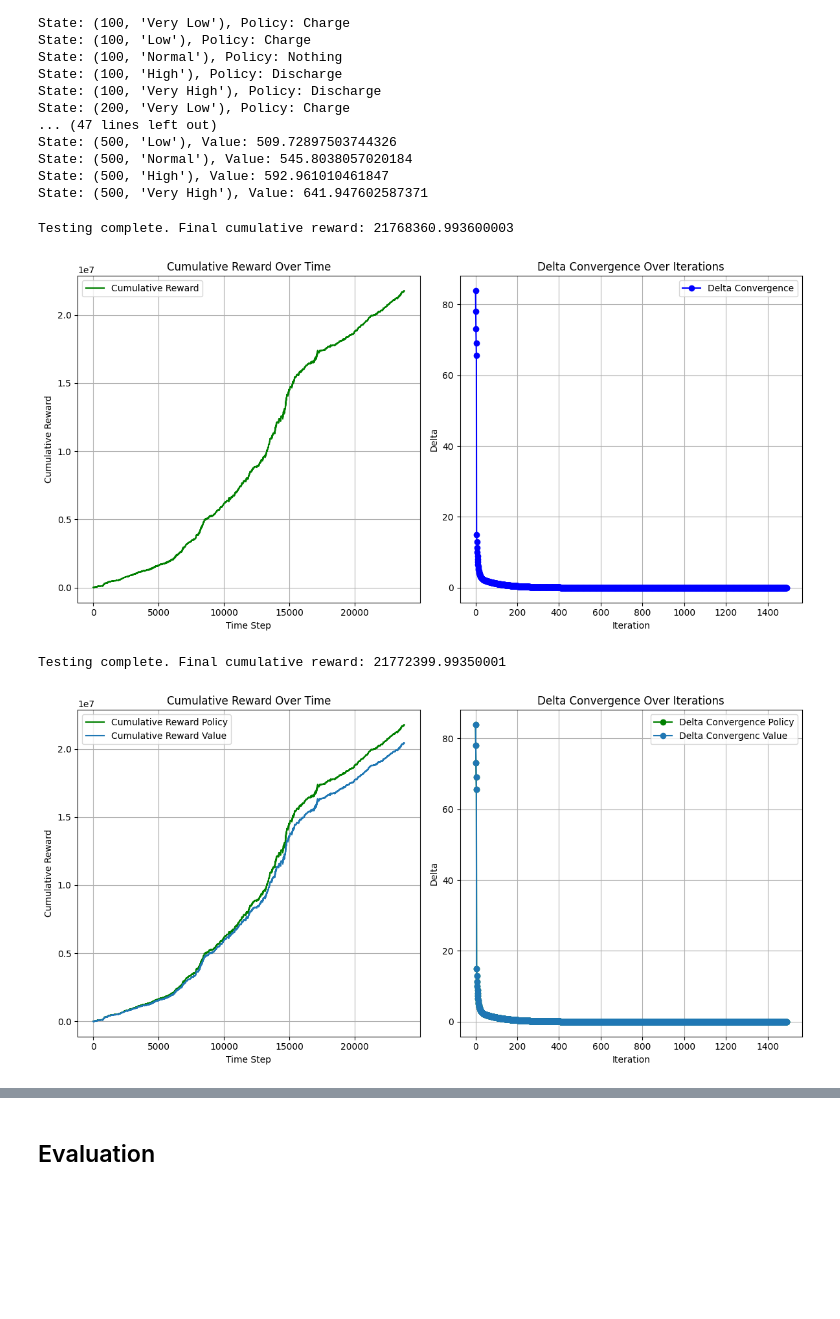
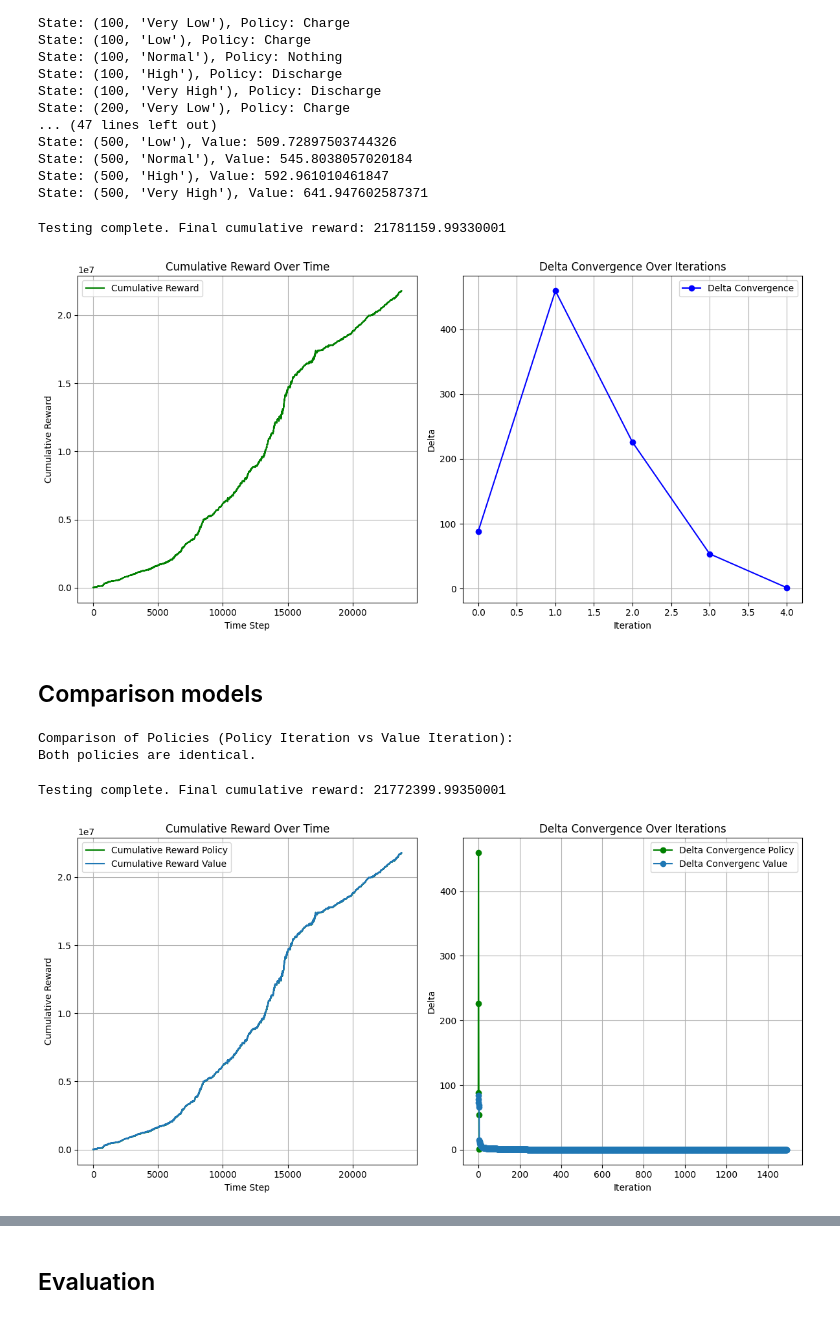
Before and after one commit to Max-f123/Machine_Learning_in_Energy_Systems, a Jupyter notebook: Assignment 03/Assignment_03.ipynb, the cells around one changed output, grey strips where cells are left out. Cells and saved outputs as stored; diff of their text form; code cells hidden in the pictures; blank space fills up the shorter version.

```diff
--- a/Assignment 03/Assignment_03.ipynb
+++ b/Assignment 03/Assignment_03.ipynb
@@ -416,7 +419,7 @@ price_dict = {'Very Low': 0.1, 'Low': 0.3, 'Normal': 0.5, 'High': 0.7,  'Very Hi
 price_categories = ['Very Low', 'Low', 'Normal', 'High', 'Very High']
 
 # Initialize and run value iteration
-optimizer = BatteryValueIteration(soc_levels, actions, price_dict, categorized_data, price_categories, transition_matrix, gamma=0.99, epsilon=1e-6,initial_SOC=0)
+optimizer = BatteryValueIteration(soc_levels, actions, price_dict, categorized_data, price_categories, transition_matrix, gamma=0.99, epsilon=1e-6,initial_SOC=500)
 optimizer.value_iteration()
 optimizer.test_on_data(categorized_data)
 # %% [output]
@@ -528,8 +531,9 @@ class BatteryPolicyIteration:
         self.states = [(soc, category) for soc in soc_levels for category in price_categories]
         self.policy = {state: np.random.choice(actions) for state in self.states}
         self.value_function = {state: 0 for state in self.states}
-        self.convergence_deltas = []  # To track convergence during policy evaluation
-        self.cumulative_rewards = []  # To track cumulative rewards during testing
+        self.policy_convergence = []  # Track changes in the policy for convergence
+        self.value_convergence = []  # Track value function convergence
+        self.cumulative_rewards = []  # Track cumulative rewards during testing
 
     def is_valid_action(self, soc, action):
         """Check if the action is valid given the SOC."""
@@ -557,10 +561,6 @@ class BatteryPolicyIteration:
     def _evaluate_policy_closed_form(self, policy):
         """
         Evaluate the current policy using the closed-form solution for V = (I - gamma * P)^{-1} * R.
-        Returns:
-        - value_function: The computed value function.
-        - updated_policy: The improved policy.
-        - convergence_deltas: List of deltas for convergence tracking (set to 0 since no iterations).
         """
         num_states = len(self.states)
         state_indices = {state: i for i, state in enumerate(self.states)}
@@ -594,13 +594,22 @@ class BatteryPolicyIteration:
     def policy_iteration(self):
         """
         Perform policy iteration using the closed-form solution for policy evaluation.
+        Tracks policy and value convergence.
         """
         while True:
             # Policy evaluation (closed-form)
+            old_value_function = self.value_function.copy()
             value_function = self._evaluate_policy_closed_form(self.policy)
+
+            # Calculate value convergence (delta)
+            delta = max(abs(value_function[state] - old_value_function[state]) for state in self.states)
+            self.value_convergence.append(delta)
 
             # Policy improvement
             policy_stable = True
+            updated_policy = self.policy.copy()
+            changes = 0
+
             for state in self.states:
                 soc, price_category = state
                 old_action = self.policy[state]
@@ -622,14 +631,16 @@ class BatteryPolicyIteration:
 
                 if action_values:
                     best_action = valid_actions[np.argmax(action_values)]
-                    self.policy[state] = best_action
+                    updated_policy[state] = best_action
                     if best_action != old_action:
                         policy_stable = False
+                        changes += 1
 
-            # Update the value function
+            self.policy = updated_policy
             self.value_function = value_function
+            self.policy_convergence.append(changes)
 
-            # If policy is stable, break
+            # If policy is stable (no changes), break
             if policy_stable:
                 break
 
@@ -643,14 +654,13 @@ class BatteryPolicyIteration:
         # Set the initial SOC (default to mid-level if not specified)
         if initial_soc is None:
             initial_soc = self.soc_levels[len(self.soc_levels) // 2]
-            # print("aaaaaaaaaaaaaaaaaaaaaaaaaaaaaaaaaaaaaaaaaaaaaaaaaaaaaaaaa",initial_soc)
         self.state = (initial_soc, price_series['Category'].iloc[0])
 
         for i in range(len(price_series) - 1):
             soc, price_category = self.state
 
             # Get the action from the policy
-            action = self.policy.get(self.state, "Nothing")  # Default to "Nothing" if state not in policy
+            action = self.policy.get(self.state)  # Default to "Nothing" if state not in policy
 
             # Calculate reward
             price = price_series['Price'].iloc[i]
@@ -835,7 +845,13 @@ class BatteryPolicyIteration2:
         return self.value_function
 # %%
 # Policy Iteration
-policy_optimizer = BatteryPolicyIteration2(soc_levels, actions, price_dict, price_categories, transition_matrix, gamma=0.99)
+
+soc_levels = [0, 100, 200, 300, 400, 500]
+actions = ["Charge", "Discharge", "Nothing"]
+price_dict = {'Very Low': 0.1, 'Low': 0.3, 'Normal': 0.5, 'High': 0.7,  'Very High': 0.9}
+price_categories = ['Very Low', 'Low', 'Normal', 'High', 'Very High']
+
+policy_optimizer = BatteryPolicyIteration(soc_levels, actions, price_dict, price_categories, transition_matrix, gamma=0.99)
 policy_optimizer.policy_iteration()
 
 # Compare Policies and Value Functions
@@ -897,33 +913,60 @@ State: (500, 'High'), Value: 592.961010461847
 State: (500, 'Very High'), Value: 641.947602587371
 # %%
 # Plot cumulative rewards and delta convergence
-policy_optimizer.test_on_data(categorized_data,200)
+policy_optimizer.test_on_data(categorized_data,500)
 
 plt.figure(figsize=(12, 6))
 
 # Plot cumulative rewards
 plt.subplot(1, 2, 1)
 plt.plot(policy_optimizer.cumulative_rewards, label="Cumulative Reward", color="green")
+# plt.plot(policy_optimizer.rewards, label="Cumulative Reward", color="red")
 plt.title("Cumulative Reward Over Time")
 plt.xlabel("Time Step")
 plt.ylabel("Cumulative Reward")
 plt.grid(True)
 plt.legend()
 
 # Plot delta convergence
 plt.subplot(1, 2, 2)
-plt.plot(policy_optimizer.convergence_deltas, label="Delta Convergence", color="blue", marker='o')
+plt.plot(policy_optimizer.value_convergence, label="Delta Convergence", color="blue", marker='o')
 plt.title("Delta Convergence Over Iterations")
 plt.xlabel("Iteration")
 plt.ylabel("Delta")
 plt.grid(True)
 plt.legend()
 
 plt.tight_layout()
 plt.show()
 # %% [output]
-Testing complete. Final cumulative reward: 21768360.993600003
+Testing complete. Final cumulative reward: 21781159.99330001
-[figure, old version]
+[figure, new version]
+# %% [markdown]
+## Comparison models
+# %%
+# Get policies from both methods
+policy_iteration_policy = policy_optimizer.get_policy()
+value_iteration_policy = optimizer.get_policy()
+
+# Compare the policies
+print("\nComparison of Policies (Policy Iteration vs Value Iteration):")
+mismatch_count = 0
+
+for state in policy_iteration_policy.keys():
+    pi_action = policy_iteration_policy[state]
+    vi_action = value_iteration_policy.get(state, "Not Found")
+
+    if pi_action != vi_action:
+        mismatch_count += 1
+        print(f"State: {state} -> Policy Iteration: {pi_action}, Value Iteration: {vi_action}")
+
+if mismatch_count == 0:
+    print("Both policies are identical.")
+else:
+    print(f"\nTotal mismatches: {mismatch_count}")
+# %% [output]
+Comparison of Policies (Policy Iteration vs Value Iteration):
+Both policies are identical.
 # %%
 optimizer.test_on_data(categorized_data)
 # Assuming policy_optimizer.test_on_data has been run successfully
@@ -945,7 +988,7 @@ plt.legend()
 
 # Plot delta convergence
 plt.subplot(1, 2, 2)
-plt.plot(policy_optimizer.convergence_deltas, label="Delta Convergence Policy", color="green", marker='o')
+plt.plot(policy_optimizer.value_convergence, label="Delta Convergence Policy", color="green", marker='o')
 plt.plot(optimizer.deltas, label="Delta Convergenc Value", marker='o')
 plt.title("Delta Convergence Over Iterations")
 plt.xlabel("Iteration")
@@ -957,4 +1000,4 @@ plt.tight_layout()
 plt.show()
 # %% [output]
 Testing complete. Final cumulative reward: 21772399.99350001
-[figure, old version]
+[figure, new version]
```
Also changed, not shown: parts of 14 cells of this notebook.
